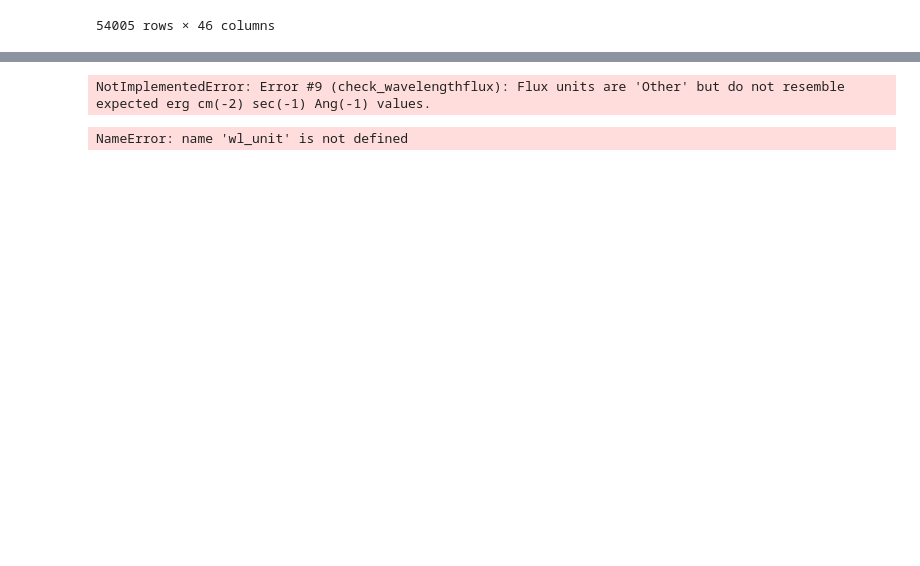
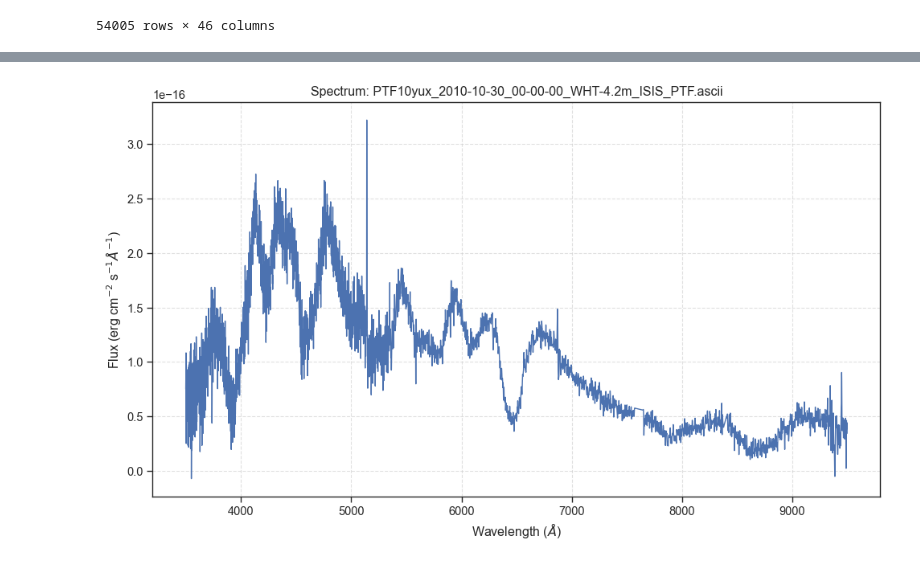
Before and after one commit to aec3675/multi-modal-multi-peaks, a Jupyter notebook: sidchaini/3. read and make single dataset/3.2. see errors.ipynb, the cells around one changed output, grey strips where cells are left out. Cells and saved outputs as stored; diff of their text form; code cells hidden in the pictures; blank space fills up the shorter version.

Commit message:
Polished error numbering and code structure
And reran on all files to see how many can be read successfully. See files with 19April in the name

```diff
--- a/sidchaini/3. read and make single dataset/3.2. see errors.ipynb
+++ b/sidchaini/3. read and make single dataset/3.2. see errors.ipynb
@@ -58,25 +60,12 @@ spectra_info.index.name
 # %%
-fn = "2016eyn_2016-08-17_09-39-29_P60_SEDM_None.ascii"
+# fn = "2016eyn_2016-08-17_09-39-29_P60_SEDM_None.ascii"
+fn = spectra_info.index[5245]
 
 sidhelpers.check_and_plot_spectra(
     spectra_fn=fn,
     meta_df=spectra_info,
     spectra_dir="../1. download ALL wise data/wiserep_data/spectra/",
     plot=True,
 )
 # %% [output]
-NotImplementedError: Error #9 (check_wavelengthflux): Flux units are 'Other' but do not resemble expected erg cm(-2) sec(-1) Ang(-1) values.
+[figure, added]
-# %%
-
-
-df = sidhelpers.read_spectra(f"../1. download ALL wise data/wiserep_data/spectra/{fn}")
-# df
-sidhelpers.check_spectrafile(df, wl_unit, spec_unit, lambda_min, lambda_max, del_lambda)
-
-x = df.to_numpy()[:, 0]
-y1 = df.to_numpy()[:, 1]
-# y2 = df.to_pandas().to_numpy()[:, 2]
-
-plt.plot(x, y1)
-# %% [output]
-NameError: name 'wl_unit' is not defined
```
Also changed, not shown: parts of 4 cells of this notebook, 8 other files.
